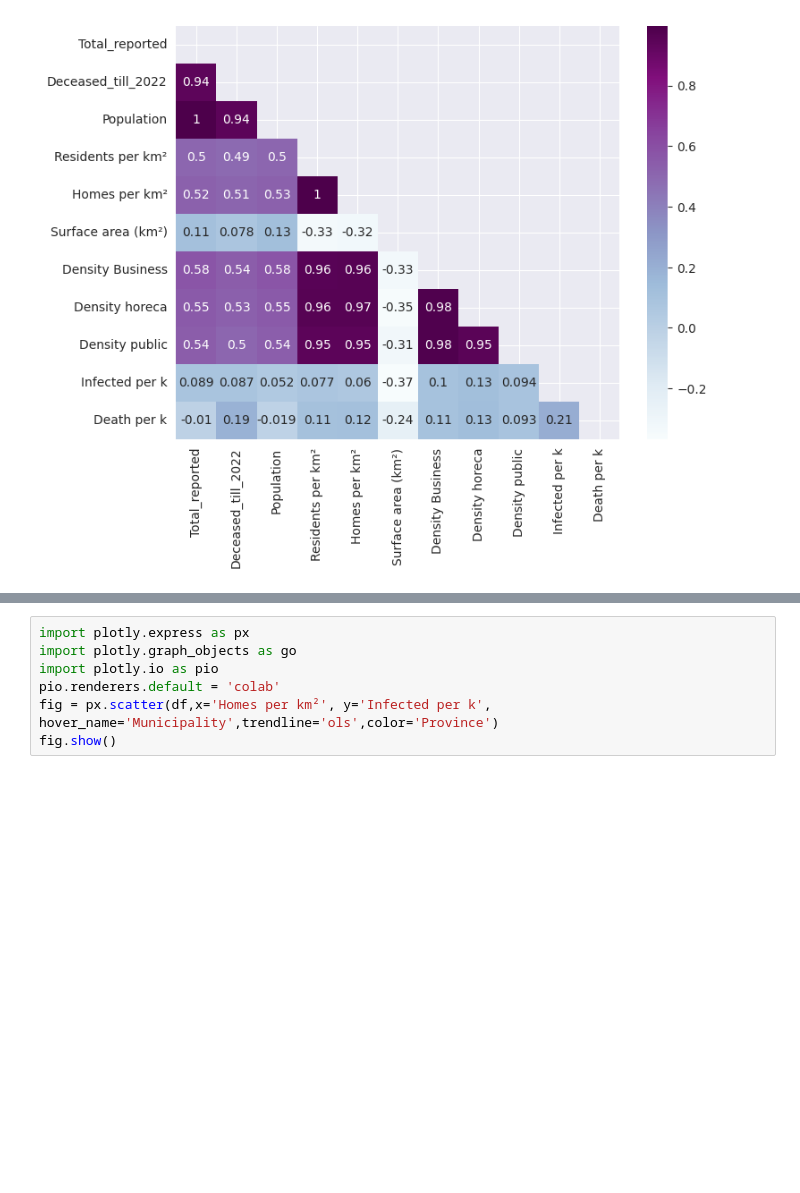
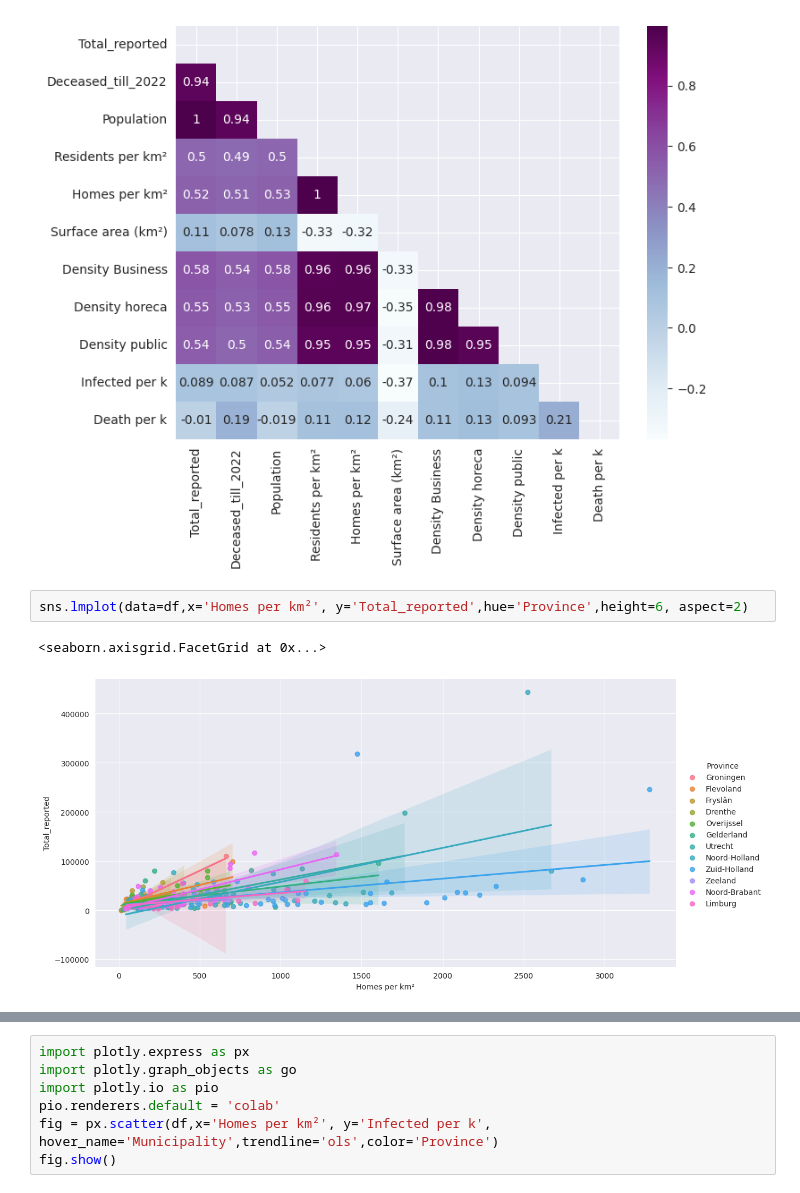
Before and after one commit to MC-Codingcat/NL-COVID-19-Data-Analysis, a Jupyter notebook: NL_COVID_19_spatial_related_data_analysis.ipynb, the cells around one changed output, grey strips where cells are left out. Drawn from its saved outputs; the diff is of its cells as text; blank space fills up the shorter version.

```diff
--- a/NL_COVID_19_spatial_related_data_analysis.ipynb
+++ b/NL_COVID_19_spatial_related_data_analysis.ipynb
@@ -418,3 +418,8 @@ The default value of numeric_only in DataFrame.corr is deprecated. In a future v
 The default value of numeric_only in DataFrame.corr is deprecated. In a future version, it will default to False. Select only valid columns or specify the value of numeric_only to silence this warning ...
 <Axes: >
 [figure]
+# %%
+sns.lmplot(data=df,x='Homes per km²', y='Total_reported',hue='Province',height=6, aspect=2)
+# %% [output]
+<seaborn.axisgrid.FacetGrid at 0x...>
+[figure, added]
```
Also changed, not shown: parts of 9 cells of this notebook.
